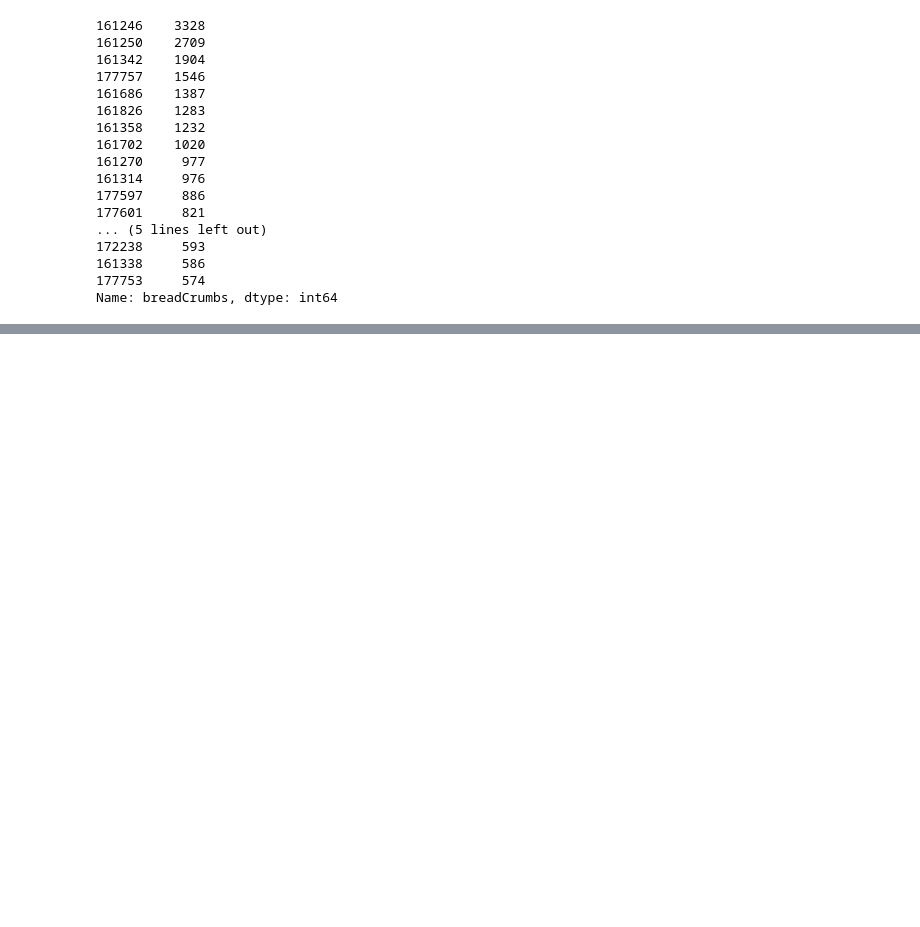
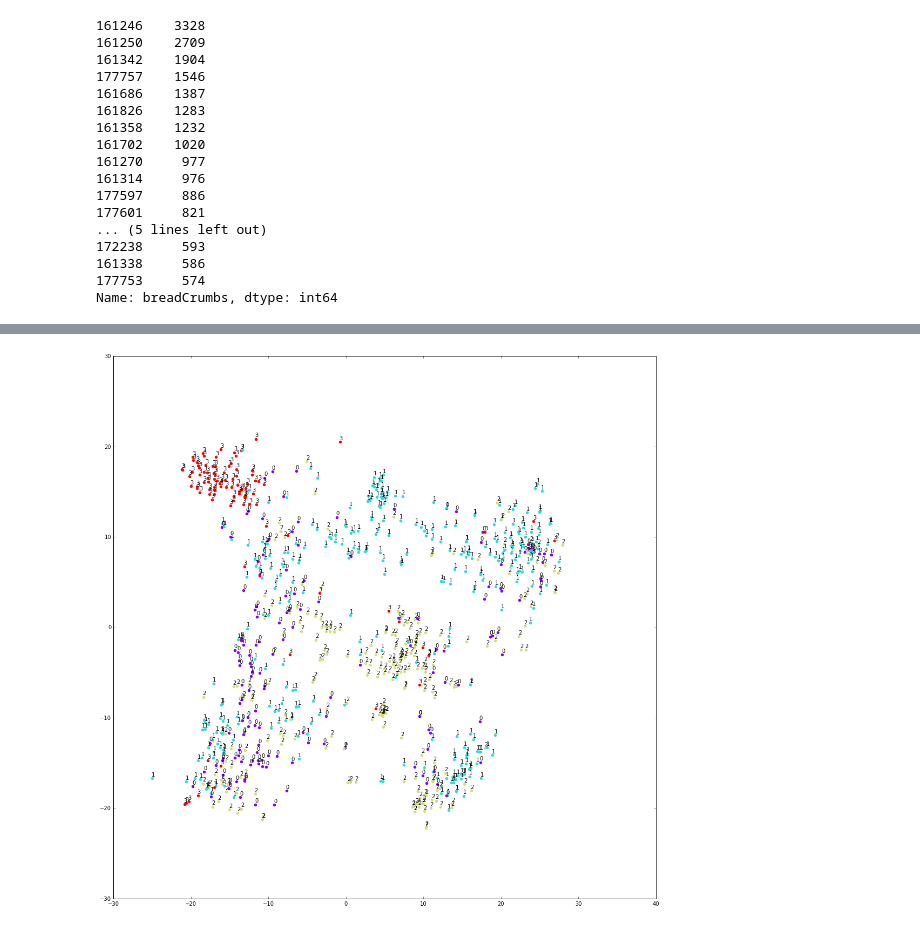
Before and after one commit to urakozz/ml-tensorflow, a Jupyter notebook: visualsearch_deepranking.ipynb, the cells around one changed output, grey strips where cells are left out. Cells and saved outputs as stored; diff of their text form; code cells hidden in the pictures; blank space fills up the shorter version.

```diff
--- a/visualsearch_deepranking.ipynb
+++ b/visualsearch_deepranking.ipynb
@@ -184,13 +230,22 @@ len(sku_dict)
 # %%
 np.random.shuffle(triplets)
+# %%
+def print_tf(w):
+    print(w.device, w.name, w.get_shape().as_list())
 # %%
 def wb(wshape=[None],bshape=[None], device='/cpu:0'):
     with tf.device(device):
         w = tf.get_variable("w", wshape, initializer=tf.truncated_normal_initializer(stddev=0.1))
         b = tf.get_variable('b', bshape, initializer=tf.constant_initializer(0.0))
-    print(w.name, w.device, w.get_shape().as_list())
-    print(b.name, w.device, b.get_shape().as_list())
+    print_tf(w)
+    print_tf(b)
     return w, b
+# %%
+def get_img_list(ids):
+    imgs = np.ndarray(shape=(len(ids), 128,128,3), dtype=np.float32)
+    for i, h in enumerate(ids):
+        imgs[i] = img(os.path.join("images_processed", h+".jpg"))
+    return imgs
 # %%
 # Deep ranking
 # http://users.eecs.northwestern.edu/~jwa368/pdfs/deep_ranking.pdf
@@ -459,0 +523,23 @@ y1[:10]
+# %%
+def plot_with_labels(low_dim_embs, labels, filename='tsne.png'):
+    assert low_dim_embs.shape[0] >= len(labels), "More labels than embeddings"
+    colors = cm.rainbow(np.linspace(0, 1, len(np.unique(np.array(labels)))))
+    plt.figure(figsize=(18, 18))  #in inches
+    for i, label in enumerate(labels):
+        x, y = low_dim_embs[i,:]
+        plt.scatter(x, y, color=colors[label])
+        plt.annotate(label,
+                     xy=(x, y),
+                     xytext=(5, 2),
+                     textcoords='offset points',
+                     ha='right',
+                     va='bottom')
+
+    plt.savefig(filename)
+# %%
+model = TSNE(perplexity=30, n_components=2, init='pca', n_iter=5000)
+low_dim_embs = model.fit_transform(embeddings_np)
+
+plot_with_labels(low_dim_embs, cat_id_labels)
+# %% [output]
+[figure, added]
```
Also changed, not shown: parts of 29 cells of this notebook, 1 other file.
